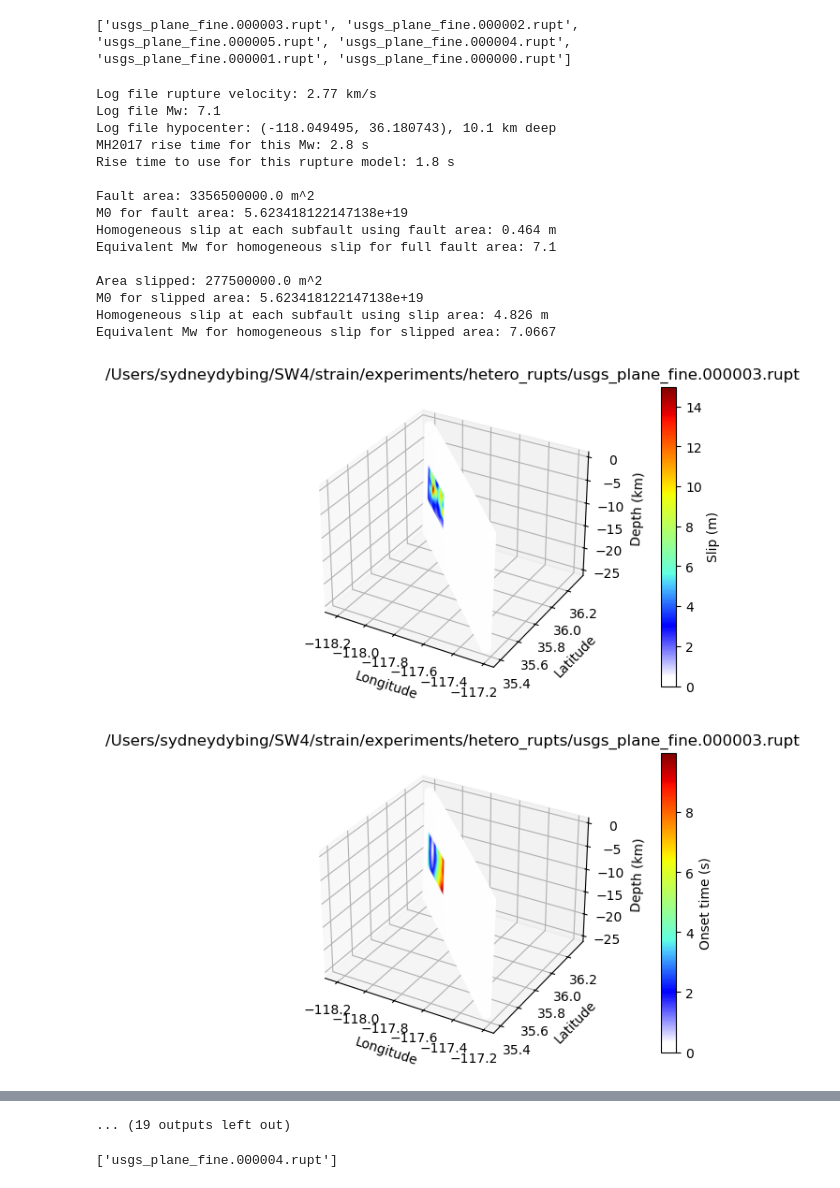
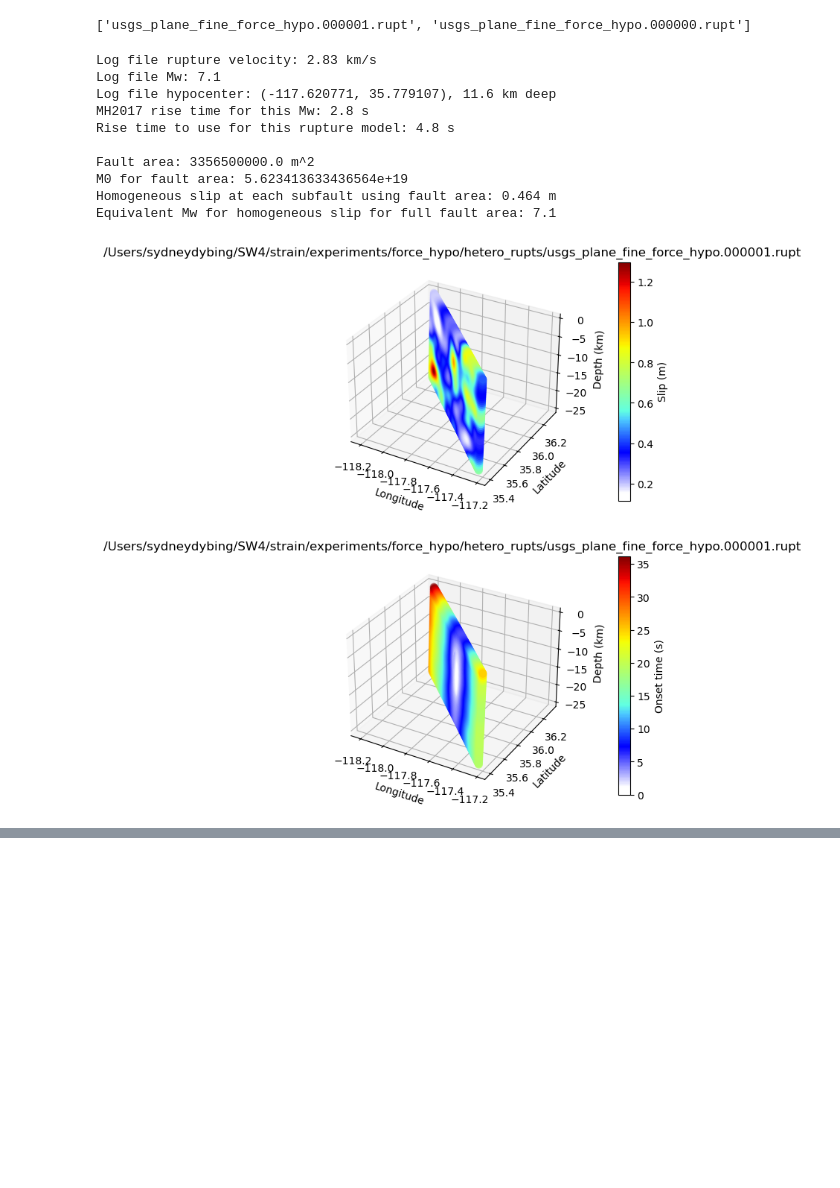
Before and after one commit to UO-Geophysics/sw4_strain, a Jupyter notebook: experiments/3_make_homogeneous_rupts.ipynb, the cells around one changed output, grey strips where cells are left out. Cells and saved outputs as stored; diff of their text form; code cells hidden in the pictures; blank space fills up the shorter version.

Commit message:
Remade all plots using the force_hypocenter homogeneous model results

```diff
--- a/experiments/3_make_homogeneous_rupts.ipynb
+++ b/experiments/3_make_homogeneous_rupts.ipynb
@@ -6,7 +6,8 @@ from mudpy import view
 import os
 from pyproj import Geod
 # %%
-path = '/Users/sydneydybing/SW4/strain/experiments/'
+# path = '/Users/sydneydybing/SW4/strain/experiments/'
+path = '/Users/sydneydybing/SW4/strain/experiments/force_hypo/'
 files_list = os.listdir(path + 'hetero_rupts/')
 # print(files_list)
 
@@ -18,7 +19,7 @@ for file in files_list:
 
 print(rupts_list)
 # %% [output]
-['usgs_plane_fine.000003.rupt', 'usgs_plane_fine.000002.rupt', 'usgs_plane_fine.000005.rupt', 'usgs_plane_fine.000004.rupt', 'usgs_plane_fine.000001.rupt', 'usgs_plane_fine.000000.rupt']
+['usgs_plane_fine_force_hypo.000001.rupt', 'usgs_plane_fine_force_hypo.000000.rupt']
 # %%
 for rupt in rupts_list:
 
@@ -49,7 +50,7 @@ for rupt in rupts_list:
     M0 = 10**(1.5*Mw + 9.05)
     logS = apref + bpref * np.log10(M0)
     MH_rise_time = round(10**logS,1)
-    rise_time = round(MH_rise_time-1,1)
+    rise_time = round(MH_rise_time+2,1)
 
     print('Log file rupture velocity: ' + str(round(v_rupt,2)) + ' km/s')
     print('Log file Mw: ' + str(Mw))
@@ -74,57 +75,53 @@ for rupt in rupts_list:
     print('Equivalent Mw for homogeneous slip for full fault area: ' + str(round(equivalent_Mw_fault_area,4)))
 
     print('')
 
-    # Where is slip non zero?
-    i = np.where(slip != 0)[0]
-    slip_slipped = (rupture[i,8]**2 + rupture[i,9]**2)**0.5
-    rigidity_slipped = rupture[i,13]
-    area_slipped = rupture[i,10] * rupture[i,11]
-    M0_slip_area = np.sum(slip_slipped * area_slipped * rigidity_slipped)
-    equivalent_slip_slipped_area = M0 / (np.sum(area_slipped * rigidity_slipped))
-    equivalent_Mw_slipped_area = (2/3) * (np.log10(np.sum(area_slipped * rigidity_slipped * equivalent_slip_slipped_area)) - 9.1)
+#     # Where is slip non zero?
+#     i = np.where(slip != 0)[0]
+#     slip_slipped = (rupture[i,8]**2 + rupture[i,9]**2)**0.5
+#     rigidity_slipped = rupture[i,13]
+#     area_slipped = rupture[i,10] * rupture[i,11]
+#     M0_slip_area = np.sum(slip_slipped * area_slipped * rigidity_slipped)
+#     equivalent_slip_slipped_area = M0 / (np.sum(area_slipped * rigidity_slipped))
+#     equivalent_Mw_slipped_area = (2/3) * (np.log10(np.sum(area_slipped * rigidity_slipped * equivalent_slip_slipped_area)) - 9.1)
 
-    print('Area slipped: ' + str(np.sum(area_slipped)) + ' m^2')
-    print('M0 for slipped area: ' + str(M0_slip_area))
-    print('Homogeneous slip at each subfault using slip area: ' + str(round(equivalent_slip_slipped_area,3)) + ' m')
-    print('Equivalent Mw for homogeneous slip for slipped area: ' + str(round(equivalent_Mw_slipped_area,4)))
+#     print('Area slipped: ' + str(np.sum(area_slipped)) + ' m^2')
+#     print('M0 for slipped area: ' + str(M0_slip_area))
+#     print('Homogeneous slip at each subfault using slip area: ' + str(round(equivalent_slip_slipped_area,3)) + ' m')
+#     print('Equivalent Mw for homogeneous slip for slipped area: ' + str(round(equivalent_Mw_slipped_area,4)))
 
     # Replace heterogeneous slip and rise time with the homogeneous values
     rupture[:,7] = 0 # dura column: rise time - all zero except for the subfaults that slip
     rupture[i,7] = rise_time
     rupture[i,8] = 0
-    rupture[i,8] = equivalent_slip_slipped_area # ss-slip column: Ridgecrest is mostly strike-slip
+    rupture[i,8] = equivalent_slip_fault_area # ss-slip column: Ridgecrest is mostly strike-slip
+    # rupture[i,8] = equivalent_slip_slipped_area # ss-slip column: Ridgecrest is mostly strike-slip
     rupture[i,9] = 0 # ds-slip column
 
     # Save new homogeneous .rupt
-    out_file = path + 'homo_rupts/' + rupt_name + '_MH2017-1.rupt'
+    out_file = path + 'homo_rupts/' + rupt_name + '_MH2017+2.rupt'
     formatter = "%d\t%.6f\t%.6f\t%.4f\t%.2f\t%.2f\t%.1f\t%.9e\t%.4e\t%.4e\t%.2f\t%.2f\t%.9e\t%.6e\t%.6f"
     np.savetxt(out_file, rupture, fmt = formatter)
 
     # Original rupture
     view.slip3D(rupt = path + 'hetero_rupts/' + rupt_name + '.rupt')
     view.slip3D(rupt = path + 'hetero_rupts/' + rupt_name + '.rupt', plot_onset = True)
 
     # Homogeneous rupture
-    view.slip3D(rupt = path + 'homo_rupts/' + rupt_name + '_MH2017-1.rupt')
-    view.slip3D(rupt = path + 'homo_rupts/' + rupt_name + '_MH2017-1.rupt', plot_onset = True)
+    view.slip3D(rupt = path + 'homo_rupts/' + rupt_name + '_MH2017+2.rupt')
+    view.slip3D(rupt = path + 'homo_rupts/' + rupt_name + '_MH2017+2.rupt', plot_onset = True)
 
     print('-------------------------------------------------------------')
 # %% [output]
-Log file rupture velocity: 2.77 km/s
+Log file rupture velocity: 2.83 km/s
 Log file Mw: 7.1
-Log file hypocenter: (-118.049495, 36.180743), 10.1 km deep
+Log file hypocenter: (-117.620771, 35.779107), 11.6 km deep
 MH2017 rise time for this Mw: 2.8 s
-Rise time to use for this rupture model: 1.8 s
+Rise time to use for this rupture model: 4.8 s
 
 Fault area: 3356500000.0 m^2
-M0 for fault area: 5.623418122147138e+19
+M0 for fault area: 5.623413633436564e+19
 Homogeneous slip at each subfault using fault area: 0.464 m
 Equivalent Mw for homogeneous slip for full fault area: 7.1
-
-Area slipped: 277500000.0 m^2
-M0 for slipped area: 5.623418122147138e+19
-Homogeneous slip at each subfault using slip area: 4.826 m
-Equivalent Mw for homogeneous slip for slipped area: 7.0667
-[figure, old version]
+[figure, new version]
-[figure, old version]
+[figure, new version]
@@ -170 +145,0 @@ Equivalent Mw for homogeneous slip for slipped area: 7.0667
-... (19 outputs left out)
@@ -173,14 +145,0 @@ Equivalent Mw for homogeneous slip for slipped area: 7.0667
-# %%
-path = '/Users/sydneydybing/SW4/strain/experiments/force_hypo/'
-files_list = os.listdir(path + 'hetero_rupts/')
-# print(files_list)
-
-rupts_list = []
-for file in files_list:
-    if file == '.DS_Store' or file == 'logfiles':
-        continue
-    rupts_list.append(file)
-
-print(rupts_list)
-# %% [output]
-['usgs_plane_fine.000004.rupt']
```
Also changed, not shown: parts of 4 cells of this notebook, 2 other files.
